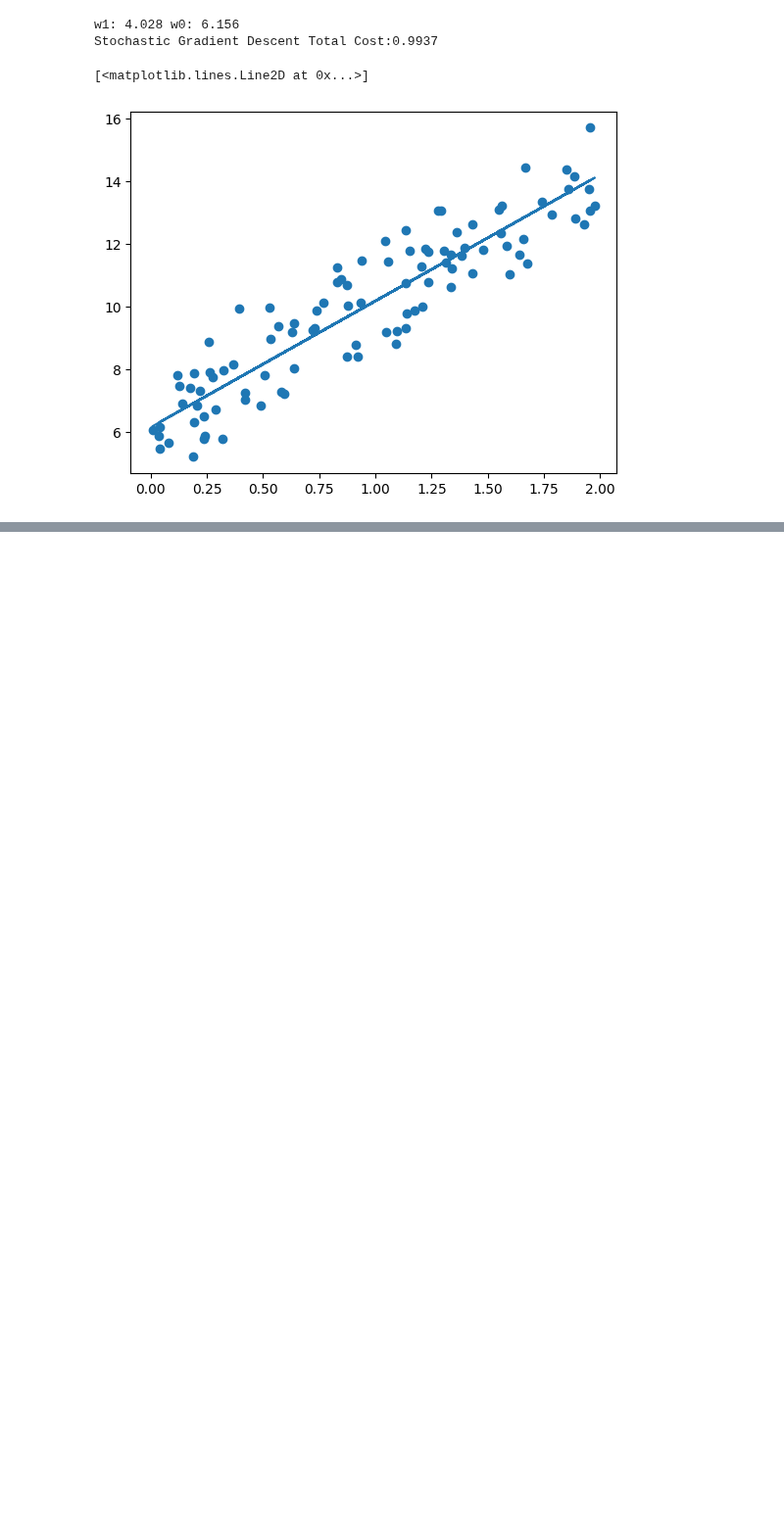
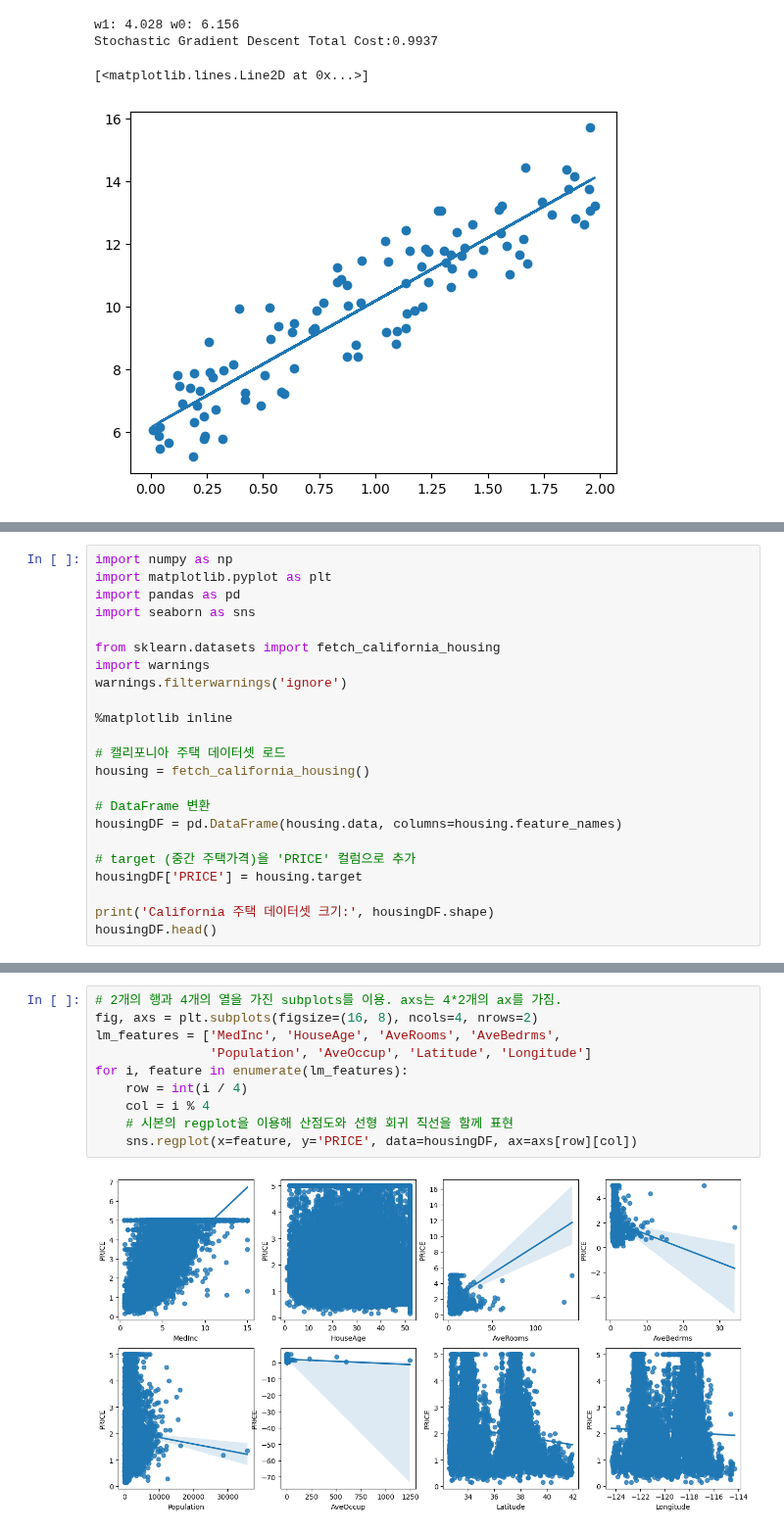
Before and after one commit to suhyeon03/study_ML_, a Jupyter notebook: _regression_practice.ipynb, the cells around one changed output, grey strips where cells are left out. Shown at 98% size. Saved outputs shown, nothing was run; the diff lists cells and outputs as text; blank space fills up the shorter version.

```diff
--- a/_regression_practice.ipynb
+++ b/_regression_practice.ipynb
@@ -131,0 +134,23 @@ Stochastic Gradient Descent Total Cost:0.9937
+# %%
+import numpy as np
+import matplotlib.pyplot as plt
+import pandas as pd
+import seaborn as sns
+
+from sklearn.datasets import fetch_california_housing
+import warnings
+warnings.filterwarnings('ignore')
+
+%matplotlib inline
+
+# 캘리포니아 주택 데이터셋 로드
+housing = fetch_california_housing()
+
+# DataFrame 변환
+housingDF = pd.DataFrame(housing.data, columns=housing.feature_names)
+
+# target (중간 주택가격)을 'PRICE' 컬럼으로 추가
+housingDF['PRICE'] = housing.target
+
+print('California 주택 데이터셋 크기:', housingDF.shape)
+housingDF.head()
@@ -131,0 +190,12 @@ Stochastic Gradient Descent Total Cost:0.9937
+# %%
+# 2개의 행과 4개의 열을 가진 subplots를 이용. axs는 4*2개의 ax를 가짐.
+fig, axs = plt.subplots(figsize=(16, 8), ncols=4, nrows=2)
+lm_features = ['MedInc', 'HouseAge', 'AveRooms', 'AveBedrms',
+               'Population', 'AveOccup', 'Latitude', 'Longitude']
+for i, feature in enumerate(lm_features):
+    row = int(i / 4)
+    col = i % 4
+    # 시본의 regplot을 이용해 산점도와 선형 회귀 직선을 함께 표현
+    sns.regplot(x=feature, y='PRICE', data=housingDF, ax=axs[row][col])
+# %% [output]
+[figure, added]
```
Also changed, not shown: parts of 8 cells of this notebook.
